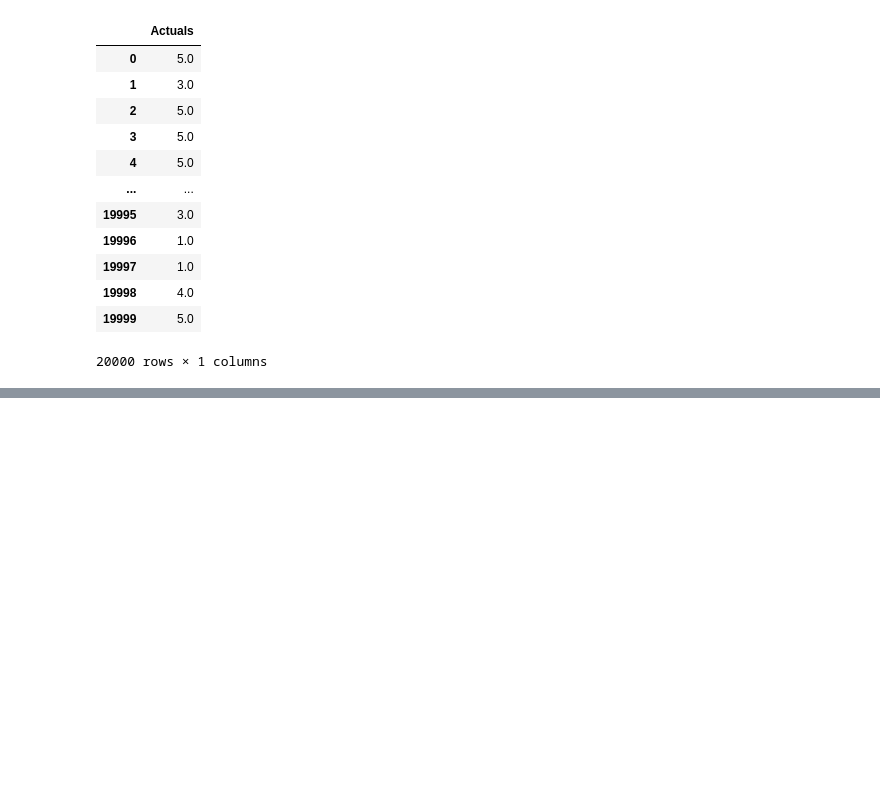
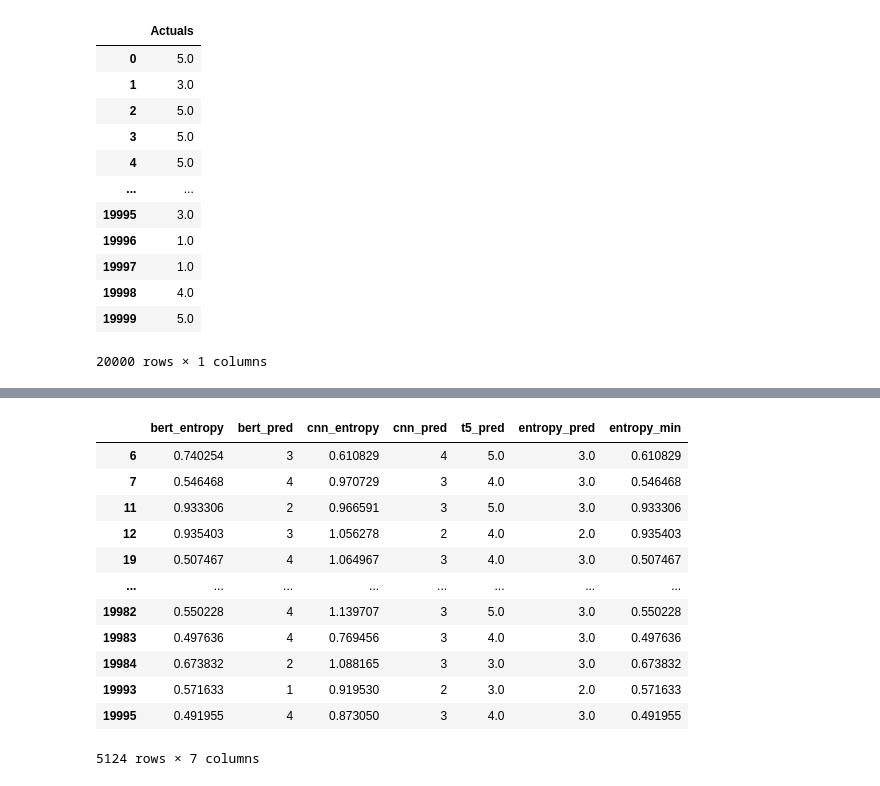
Before and after one commit to CodyBurker/W266_Group_Project, a Jupyter notebook: Cody_Ensembles.ipynb, the cells around one changed output, grey strips where cells are left out. Drawn from its saved outputs; the diff is of its cells as text; code cells hidden in the pictures; blank space fills up the shorter version.

```diff
--- a/Cody_Ensembles.ipynb
+++ b/Cody_Ensembles.ipynb
@@ -418,0 +314,27 @@ Accuracy: LinearSVM     71.2000%
+# %%
+# Get guess with most entropy
+def get_guess(row):
+  if row[0] > row[2]:
+    return row[1]
+  else:
+    return row[3]
+
+entropy_test['entropy_pred'] = entropy_test.apply(get_guess,axis=1)
+entropy_test['entropy_min'] = entropy_test[['cnn_entropy','bert_entropy']].apply(np.min,axis=1)
+entropy_train['entropy_pred'] = entropy_train.apply(get_guess,axis=1)
+entropy_train['entropy_min'] = entropy_train[['cnn_entropy','bert_entropy']].apply(np.min,axis=1)
+entropy_test[entropy_test['cnn_pred'] != entropy_test['bert_pred']]
+# %% [output]
+|  | bert_entropy | bert_pred | cnn_entropy | cnn_pred | t5_pred | entropy_pred | entropy_min |
+| 6 | 0.740254 | 3 | 0.610829 | 4 | 5.0 | 3.0 | 0.610829 |
+| 7 | 0.546468 | 4 | 0.970729 | 3 | 4.0 | 3.0 | 0.546468 |
+| 11 | 0.933306 | 2 | 0.966591 | 3 | 5.0 | 3.0 | 0.933306 |
+| 12 | 0.935403 | 3 | 1.056278 | 2 | 4.0 | 2.0 | 0.935403 |
+| 19 | 0.507467 | 4 | 1.064967 | 3 | 4.0 | 3.0 | 0.507467 |
+| ... | ... | ... | ... | ... | ... | ... | ... |
+| 19982 | 0.550228 | 4 | 1.139707 | 3 | 5.0 | 3.0 | 0.550228 |
+| 19983 | 0.497636 | 4 | 0.769456 | 3 | 4.0 | 3.0 | 0.497636 |
+| 19984 | 0.673832 | 2 | 1.088165 | 3 | 3.0 | 3.0 | 0.673832 |
+| 19993 | 0.571633 | 1 | 0.919530 | 2 | 3.0 | 2.0 | 0.571633 |
+| 19995 | 0.491955 | 4 | 0.873050 | 3 | 4.0 | 3.0 | 0.491955 |
+5124 rows × 7 columns
```
Also changed, not shown: parts of 36 cells of this notebook.
